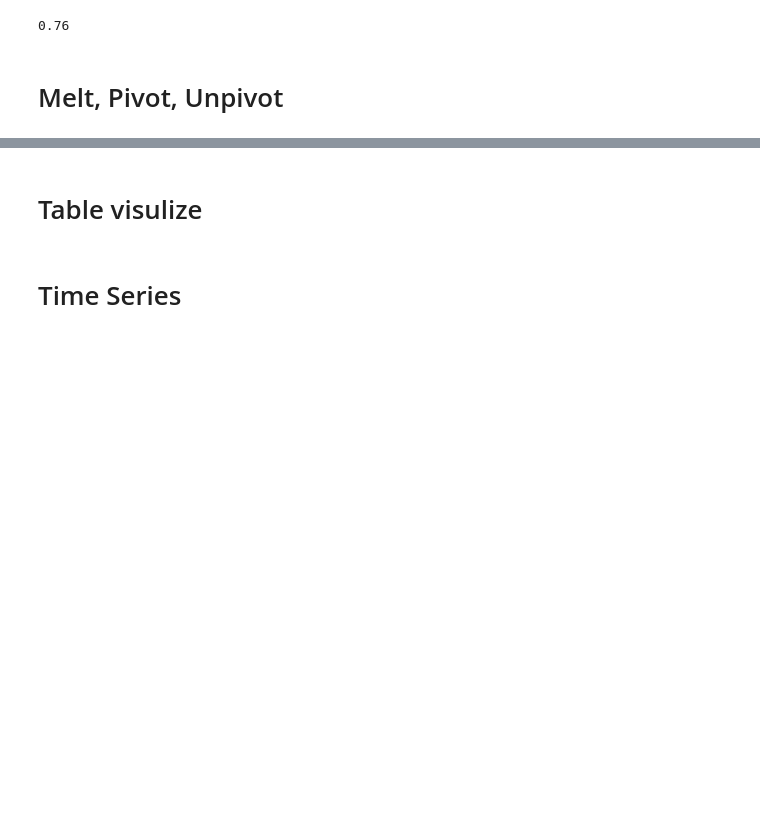
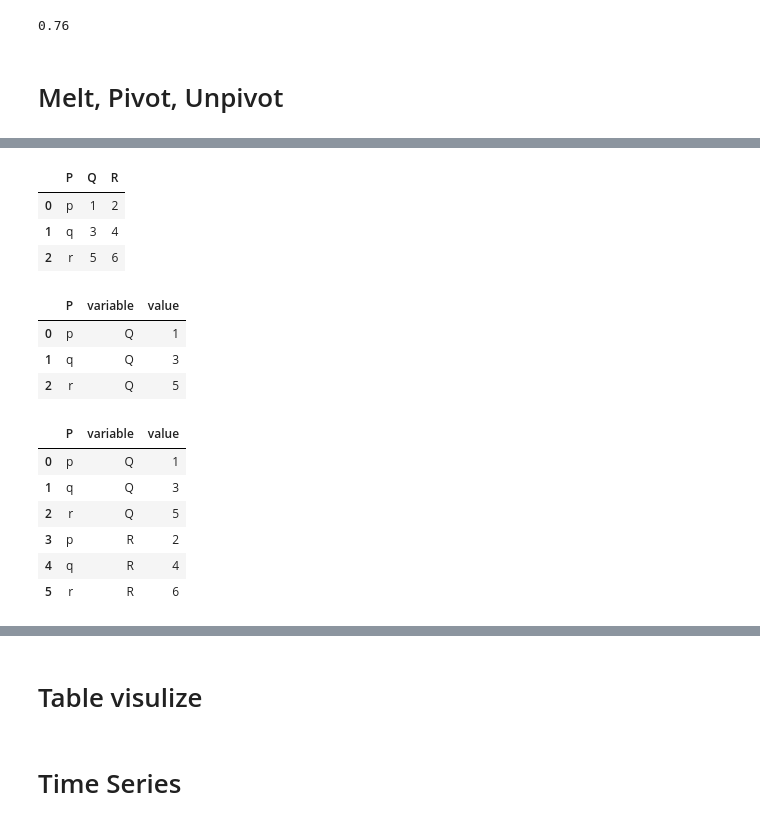
Before and after one commit to showmidelo/Advanced_Pandas_karyar, a Jupyter notebook: tutorial.ipynb, the cells around one changed output, grey strips where cells are left out. Saved outputs shown, nothing was run; the diff lists cells and outputs as text; code cells hidden in the pictures; blank space fills up the shorter version.

```diff
--- a/tutorial.ipynb
+++ b/tutorial.ipynb
@@ -372,0 +427,27 @@ pipe.set_params(svc__C=10).fit(X_train, y_train).score(X_test, y_test)
+# %%
+df = pd.DataFrame({'P': {0: 'p', 1: 'q', 2: 'r'},
+                   'Q': {0: 1, 1: 3, 2: 5},
+                   'R': {0: 2, 1: 4, 2: 6}})
+df
+# %% [output]
+|  | P | Q | R |
+| 0 | p | 1 | 2 |
+| 1 | q | 3 | 4 |
+| 2 | r | 5 | 6 |
+# %%
+df.melt(id_vars=['P'], value_vars=['Q'])
+# %% [output]
+|  | P | variable | value |
+| 0 | p | Q | 1 |
+| 1 | q | Q | 3 |
+| 2 | r | Q | 5 |
+# %%
+df.melt(id_vars=['P'], value_vars=['Q', 'R'])
+# %% [output]
+|  | P | variable | value |
+| 0 | p | Q | 1 |
+| 1 | q | Q | 3 |
+| 2 | r | Q | 5 |
+| 3 | p | R | 2 |
+| 4 | q | R | 4 |
+| 5 | r | R | 6 |
```
Also changed, not shown: parts of 14 cells of this notebook.
